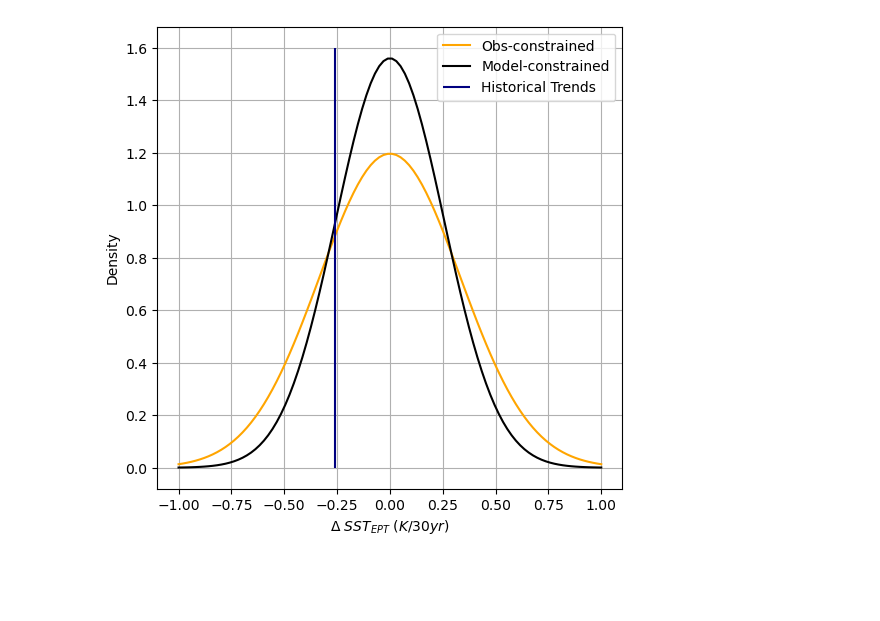
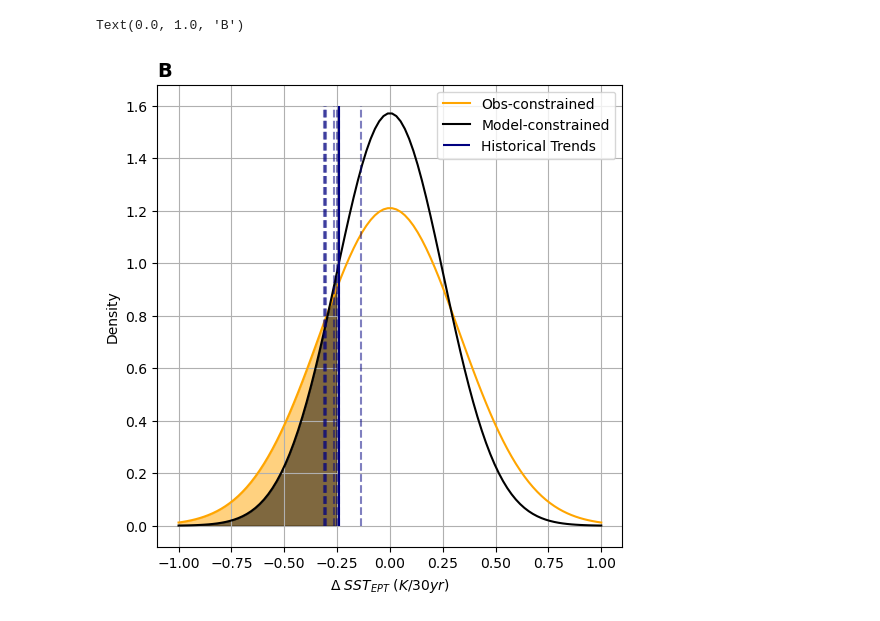
Before and after one commit to zacespinosa/tropical_pacific_clouds, a Jupyter notebook: bootstrap_variance.ipynb, the cells around one changed output. Saved outputs shown, nothing was run; the diff lists cells and outputs as text; code cells hidden in the pictures; blank space fills up the shorter version.

Commit message:
update bootstrapping figures

```diff
--- a/bootstrap_variance.ipynb
+++ b/bootstrap_variance.ipynb
@@ -138,8 +143,8 @@ def get_shared_models(ds1: xr.Dataset, ds2: xr.Dataset) -> Tuple[xr.Dataset, xr.
     shared_models = list(set(ds1.model.values).intersection(set(ds2.model.values)))
     return ds1.sel(model=shared_models), ds2.sel(model=shared_models)
 
-swcf_cmip6, sst_ept_cmip6 = get_shared_models(xr.open_dataarray("data/piControl/swcf_east_sa_cmip6_v2.nc"), xr.open_dataarray("data/piControl/rolling_gradient_cmip6_eastPacificTriangle_trend.nc"))
-swcf_cmip5, sst_ept_cmip5 = get_shared_models(xr.open_dataarray("data/piControl/swcf_east_sa_cmip5_v2.nc"), xr.open_dataarray("data/piControl/rolling_gradient_cmip5_eastPacificTriangle_trend.nc"))
+swcf_cmip6, sst_ept_cmip6 = get_shared_models(xr.open_dataarray("data/piControl/swcf_east_sa_cmip6_v3.nc"), xr.open_dataarray("data/piControl/rolling_gradient_cmip6_eastPacificTriangle_trend.nc"))
+swcf_cmip5, sst_ept_cmip5 = get_shared_models(xr.open_dataarray("data/piControl/swcf_east_sa_cmip5_v3.nc"), xr.open_dataarray("data/piControl/rolling_gradient_cmip5_eastPacificTriangle_trend.nc"))
 # %%
 create_scatter(
     swcf_cmip6.values,
@@ -158,11 +163,9 @@ import scipy.stats as stats
 import random
 
 mean = 0
-# threshold = np.mean([-.228, -.22])  # Replace t with your desired threshold
 threshold = np.mean([-0.30995762, -0.30437485, -0.24953692, -0.26466877, -0.30762401, -0.13590471, -0.24306433])
-# obs_swcf = [9.033, 8.813, 9.20]
-obs_swcf = [7.81434168, 7.17606042, 7.57042384, 6.95852917, 7.05380873, 6.41551741, 7.17404065] #[6.95681649, 6.74591779, 7.16189106, 6.3948513 , 6.54217176, 6.06338423, 6.7427297]
-# obs_swcf = [10.5, 11.0]
+thresholds = [-0.30995762, -0.30437485, -0.24953692, -0.26466877, -0.30762401, -0.13590471, -0.24306433]
+obs_swcf = [7.81434168, 7.17606042, 7.57042384, 6.95852917, 7.05380873, 6.41551741, 7.17404065]
 sample_size = 40
 
 swcf = xr.concat([swcf_cmip6, swcf_cmip5], dim="model")
@@ -170,7 +173,7 @@ sst_ept = xr.concat([sst_ept_cmip6, sst_ept_cmip5], dim="model")
 
 
 # Bootstrap
-niters = 2000
+niters = 10000
 p_obs, p_model, p_diff = [], [], []
 for iter in range(niters):
     all_numbers = list(range(0, len(swcf.model.values)))
@@ -181,21 +184,20 @@ for iter in range(niters):
     swcf_sub = swcf.isel(model=random_models)
     sst_ept_sub = sst_ept.isel(model=random_models)
     reg = linregress(swcf_sub.values, sst_ept_sub.std("time").values)
-    # print(reg)
-    # print(sst_ept_sub.var("time").values)
-    # import pdb; pdb.set_trace()
+
     estimated_obs_variance = reg.slope*np.mean(obs_swcf) + reg.intercept
     obs_normal_dist = stats.norm(loc=mean, scale=estimated_obs_variance)
-    # print(obs_normal_dist.cdf(threshold))
+
+    # Randomly choose value from thresholds
+    threshold = random.choice(thresholds)
     p_obs.append(obs_normal_dist.cdf(threshold))
 
     multimodel_mean_variance = sst_ept_sub.std("time").mean("model")
-    # print(estimated_obs_variance, multimodel_mean_variance)
+
     # Create a normal distribution with the specified mean and variance
     model_normal_dist = stats.norm(loc=mean, scale=multimodel_mean_variance)
-    # print(model_normal_dist.cdf(threshold))
+
     p_model.append(model_normal_dist.cdf(threshold))
-
     p_diff.append(obs_normal_dist.cdf(threshold) - model_normal_dist.cdf(threshold))
 
 p_obs = np.array(p_obs)*100
@@ -217,21 +217,31 @@ plt.grid()
 # %%
 x = np.linspace(-1., 1., 100)
 reg = linregress(swcf.values, sst_ept.std("time").values)
 estimated_obs_variance = reg.slope*np.mean(obs_swcf) + reg.intercept
 obs_normal_dist = stats.norm(loc=mean, scale=estimated_obs_variance)
 model_normal_dist = stats.norm(loc=mean, scale=sst_ept.std("time").mean("model"))
 
 plt.plot(x, obs_normal_dist.pdf(x), label="Obs-constrained", color="orange")
 plt.plot(x, model_normal_dist.pdf(x), label="Model-constrained", color="black")
+
+# Fill area under the curve
+# Get x values less than threshold
+x_fill = x[x <= threshold]
+plt.fill_between(x_fill, obs_normal_dist.pdf(x_fill), color="orange", alpha=.5)
+plt.fill_between(x_fill, model_normal_dist.pdf(x_fill), color="black", alpha=.5)
+
 plt.vlines([threshold], ymin=0, ymax=1.6, color="navy", label="Historical Trends")  # Replace t with your desired threshold
+plt.vlines(thresholds, ymin=0, ymax=1.6, color="navy", linestyle="dashed", alpha=.5)  # Replace t with your desired threshold
 plt.xlabel(r"$\Delta$ $SST_{EPT}$ ($K/30yr$)")
 plt.ylabel("Density")
 plt.legend()
 plt.grid()
 fig = plt.gcf()
 fig.set_size_inches(6,6)
+plt.title("B", fontweight="bold", loc="left", fontsize=fontsize)
 # sns.histplot()
 # sns.histplot(p_model)
 # %% [output]
+Text(0.0, 1.0, 'B')
-[figure, old version]
+[figure, new version]
 # %%
```
Also changed, not shown: parts of 7 cells of this notebook, 1 other file.
